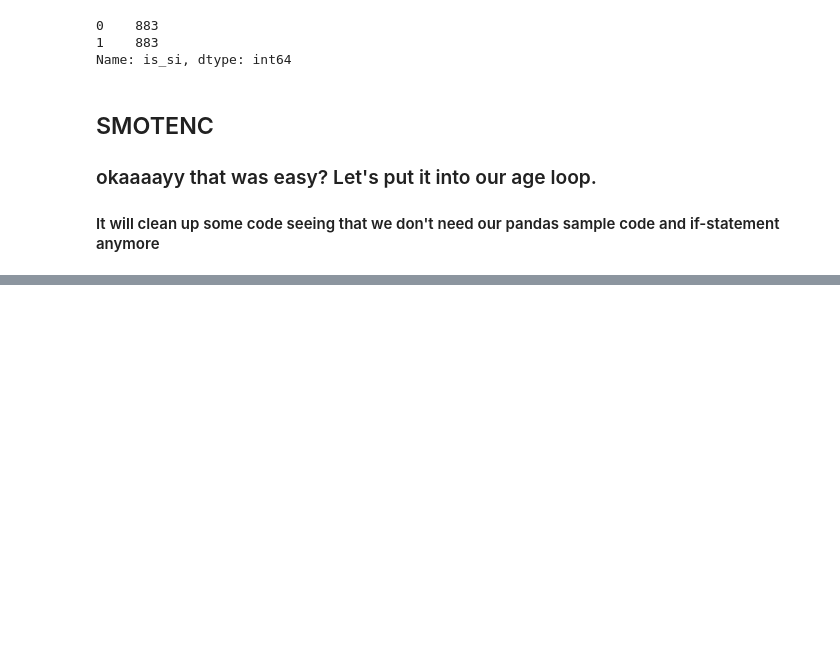
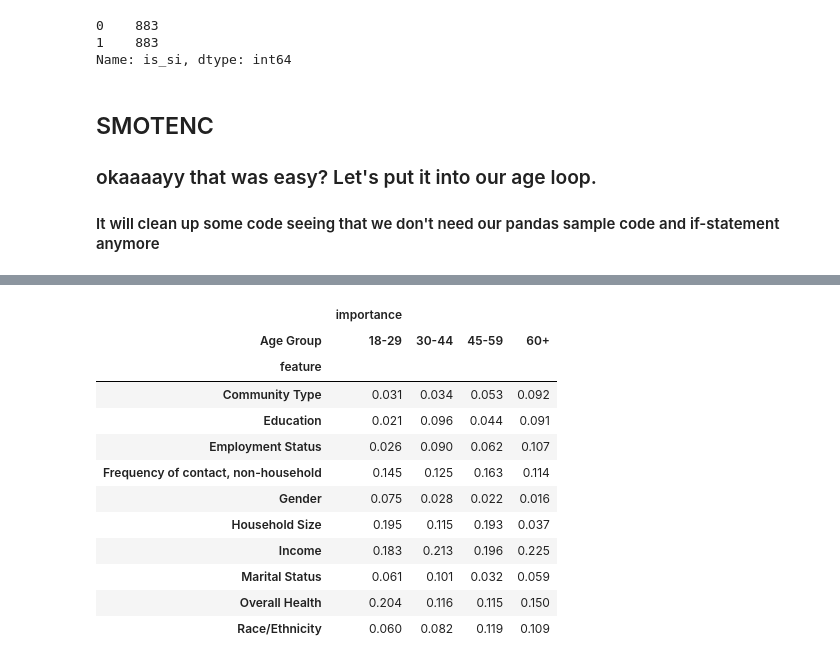
Before and after one commit to matthewasloan95/social-isolation-transportation, a Jupyter notebook: Feature Modeling AARP.ipynb, the cells around one changed output, grey strips where cells are left out. Cells and saved outputs as stored; diff of their text form; code cells hidden in the pictures; blank space fills up the shorter version.

```diff
--- a/Feature Modeling AARP.ipynb
+++ b/Feature Modeling AARP.ipynb
@@ -217,5 +219,7 @@ CV_DT.score(x_test, y_test)
 # %%
 # DT for each age category
+# Also have ridiculous grid search parameters to make it quick since we end up using SMOTE below
+
 for ages in aarp['AGE4_recode'].unique():
 
     # grab aarp for single age group
@@ -251,14 +255,14 @@ for ages in aarp['AGE4_recode'].unique():
 
     # grid to search
     param_grid = {
-    'max_leaf_nodes': range(2,1000,11),
+    'max_leaf_nodes': range(2,1000,55),
     'max_features': ['auto', 'sqrt', 'log2'],
-    'max_depth' : range(1,100, 3),
+    'max_depth' : range(1,100, 9),
     'criterion' :['gini', 'entropy', 'log_loss'],
     'max_features': ['sqrt', 'log2', None]
 }
     # new grid search using decision tree and grid from above
-    CV_DT = GridSearchCV(estimator=clf, param_grid=param_grid, cv= 5, n_jobs=-1)
+    CV_DT = GridSearchCV(estimator=clf, param_grid=param_grid, cv = 4, n_jobs=-1)
 
     # let's 'train'
     CV_DT.fit(x_train, y_train)
@@ -501,0 +478,16 @@ Name: is_si, dtype: int64
+# %%
+summary_plot.pivot(index='feature',columns='Age Group')
+# %% [output]
+|  | importance |  |  |  |
+| Age Group | 18-29 | 30-44 | 45-59 | 60+ |
+| feature |  |  |  |  |
+| Community Type | 0.031 | 0.034 | 0.053 | 0.092 |
+| Education | 0.021 | 0.096 | 0.044 | 0.091 |
+| Employment Status | 0.026 | 0.090 | 0.062 | 0.107 |
+| Frequency of contact, non-household | 0.145 | 0.125 | 0.163 | 0.114 |
+| Gender | 0.075 | 0.028 | 0.022 | 0.016 |
+| Household Size | 0.195 | 0.115 | 0.193 | 0.037 |
+| Income | 0.183 | 0.213 | 0.196 | 0.225 |
+| Marital Status | 0.061 | 0.101 | 0.032 | 0.059 |
+| Overall Health | 0.204 | 0.116 | 0.115 | 0.150 |
+| Race/Ethnicity | 0.060 | 0.082 | 0.119 | 0.109 |
```
Also changed, not shown: parts of 18 cells of this notebook, 2 other files.
